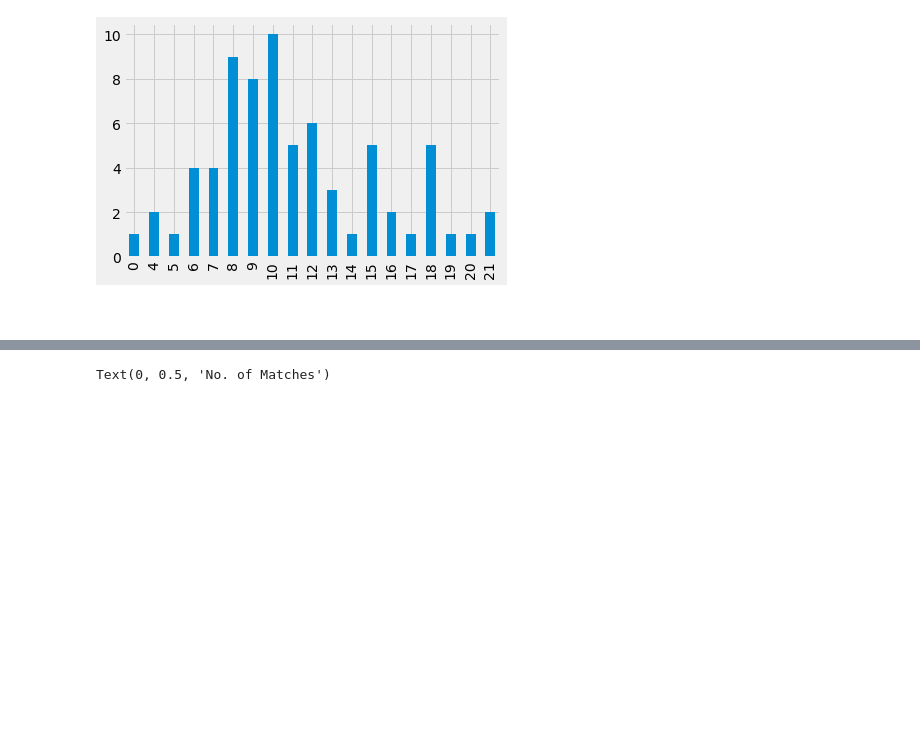
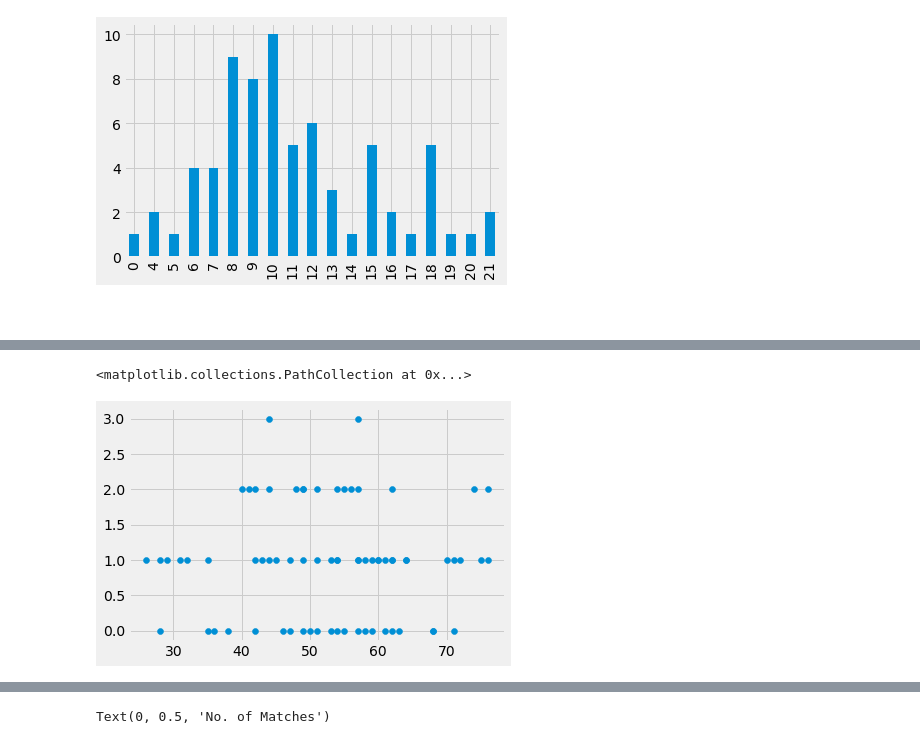
Before and after one commit to colm-o-caoimh/FootballSimulation, a Jupyter notebook: PDA_Project2020.ipynb, the cells around one changed output, grey strips where cells are left out. Saved outputs shown, nothing was run; the diff lists cells and outputs as text; code cells hidden in the pictures; blank space fills up the shorter version.

```diff
--- a/PDA_Project2020.ipynb
+++ b/PDA_Project2020.ipynb
@@ -703,0 +714,5 @@ draw_shots_distribution.plot(kind='bar')
+# %%
+plt.scatter(draw_possession, draw_goal_count)
+# %% [output]
+<matplotlib.collections.PathCollection at 0x...>
+[figure, added]
```
Also changed, not shown: parts of 30 cells of this notebook.
